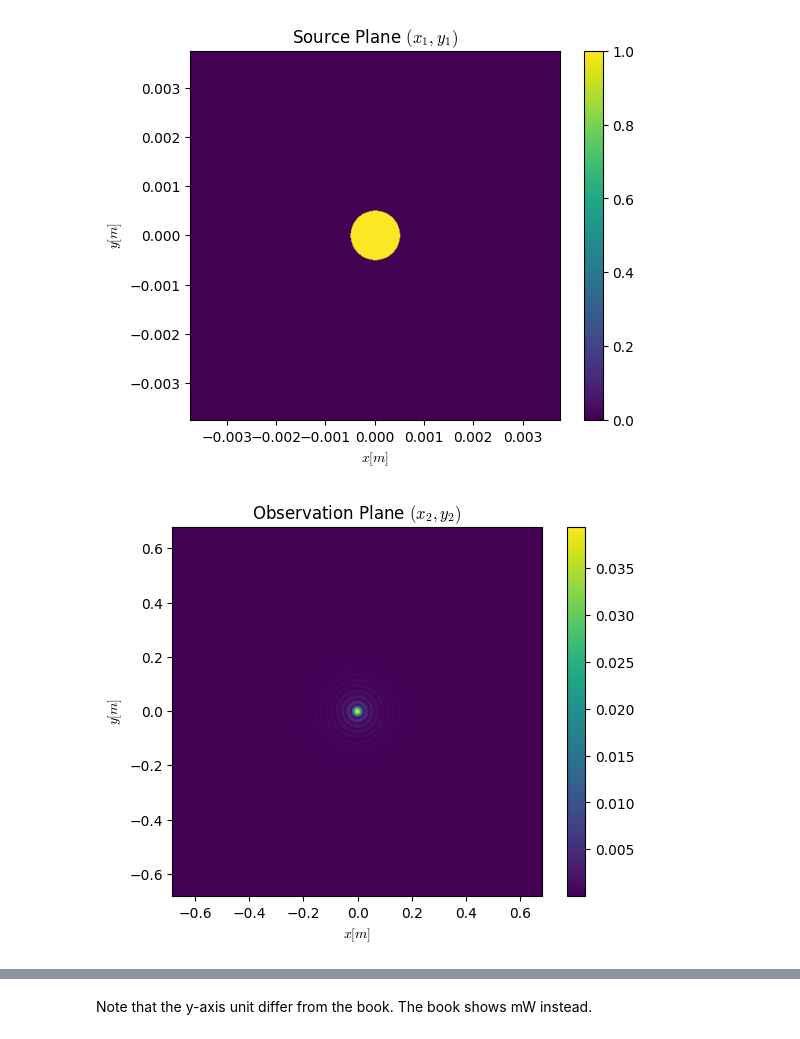
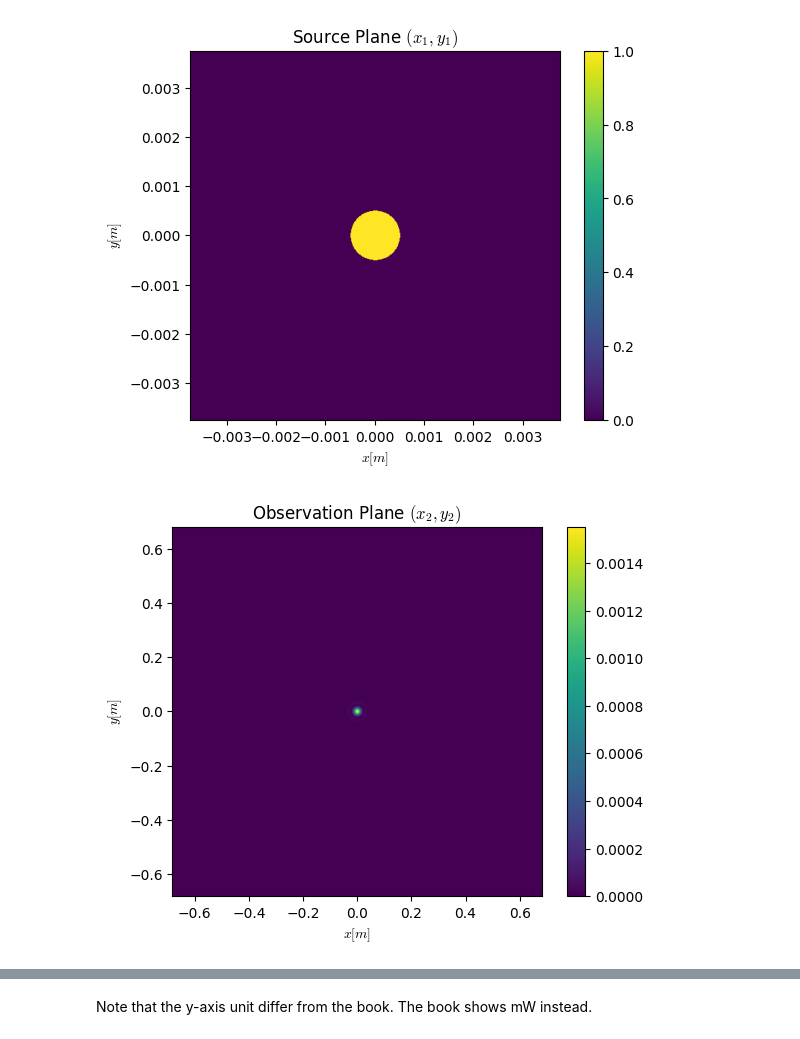
Before and after one commit to Liam-Mai00/Numerical-Simulation-of-Optical-Propagation, a Jupyter notebook: demo/demo_fraunhofer_circ.ipynb, the cells around one changed output, grey strips where cells are left out. Saved outputs shown, nothing was run; the diff lists cells and outputs as text; code cells hidden in the pictures.

```diff
--- a/demo/demo_fraunhofer_circ.ipynb
+++ b/demo/demo_fraunhofer_circ.ipynb
@@ -46,35 +46,37 @@ Uin = circ(x1,y1,D)
 
 #### Fraunhofer propagation of source field to observation (x2,y2)
 Uout,x2,y2 = fraunhofer_prop(Uin,wvl,d1,Dz)
 
 #### Plot field intensity at observation plane
 fig,ax = plt.subplots()
 im = ax.imshow(Uin,extent=[-L/2,L/2,-L/2,L/2])
 fig.colorbar(im)
 ax.set_xlabel(r"$x[m]$",math_fontfamily='cm')
 ax.set_ylabel(r"$y[m]$",math_fontfamily='cm')
 ax.set_title(r"Source Plane $(x_1,y_1)$",math_fontfamily='cm')
 
 fig,ax = plt.subplots()
-im = ax.imshow(np.abs(Uout),extent=[np.min(x2[0,:]), np.max(x2[0,:]), np.min(y2[:,0]), np.max(y2[:,0])])
+d2 = (wvl*Dz)/(N*d1)
+L2 = N*d2
+im = ax.imshow(np.abs(Uout)**2,extent=[-L2/2,L2/2,-L2/2,L2/2])
 fig.colorbar(im)
 ax.set_xlabel(r"$x[m]$",math_fontfamily='cm')
 ax.set_ylabel(r"$y[m]$",math_fontfamily='cm')
 ax.set_title(r"Observation Plane $(x_2,y_2)$",math_fontfamily='cm')
 
 fig,ax = plt.subplots()
 mid_idx = len(Uout)//2
 ax.plot(x2[0,:],np.abs(Uout[mid_idx,:]**2),marker='x')
 ax.set_xlabel(r"$x[m]$",math_fontfamily='cm')
 ax.set_ylabel(r"Irradiance $[W/m^2]$",math_fontfamily='cm')
 ax.set_xlim(-0.1,0.1)
 ax.set_ylim(0,1.6e-3)
 ax.set_title(r"Observation Plane $(x_2,y_2)$",math_fontfamily='cm')
 ax.grid(True,'both')
 plt.show()
 # %% [output]
 [figure]
-[figure, old version]
+[figure, new version]
 [figure]
 # %% [markdown]
 Note that the y-axis unit differ from the book. The book shows mW instead.
```
Also changed, not shown: 1 other file.
